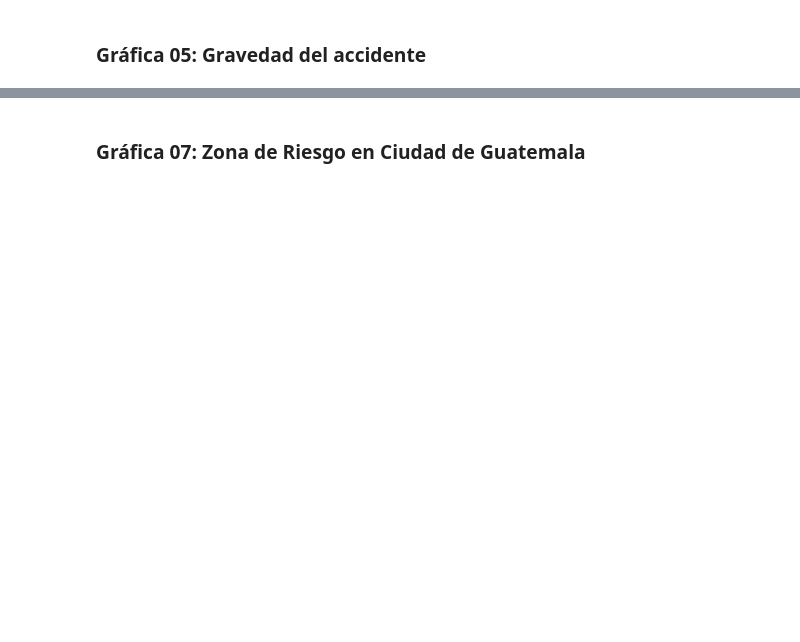
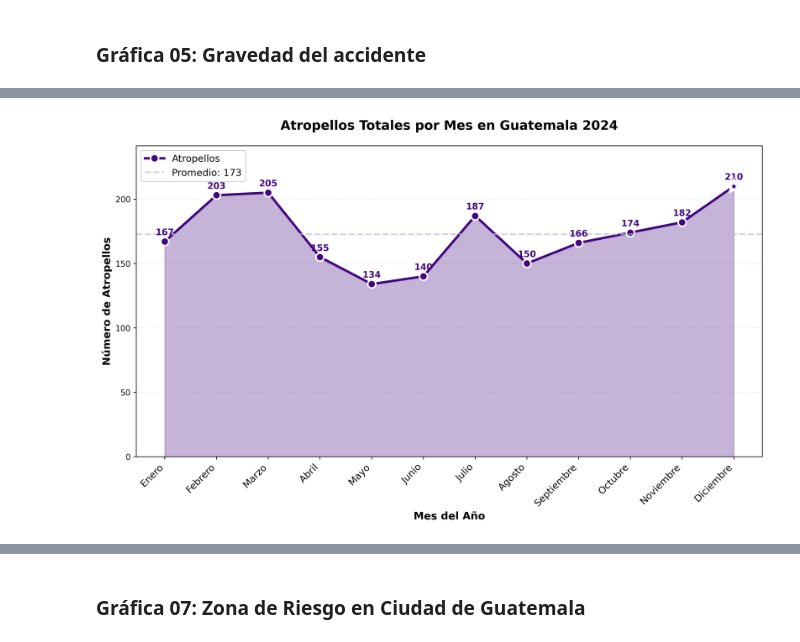
Before and after one commit to lemoonchild/lab10_visualizacion, a Jupyter notebook: lab10.ipynb, the cells around one changed output, grey strips where cells are left out. Cells and saved outputs as stored; diff of their text form; code cells hidden in the pictures; blank space fills up the shorter version.

```diff
--- a/lab10.ipynb
+++ b/lab10.ipynb
@@ -486,0 +750,4 @@ display(Image('grafico4_perfil_conductores.png'))
+# %%
+display(Image('grafico6a_atropellos_mes.png'))
+# %% [output]
+[figure, added]
```
Also changed, not shown: parts of 91 cells of this notebook, 5 other files.
